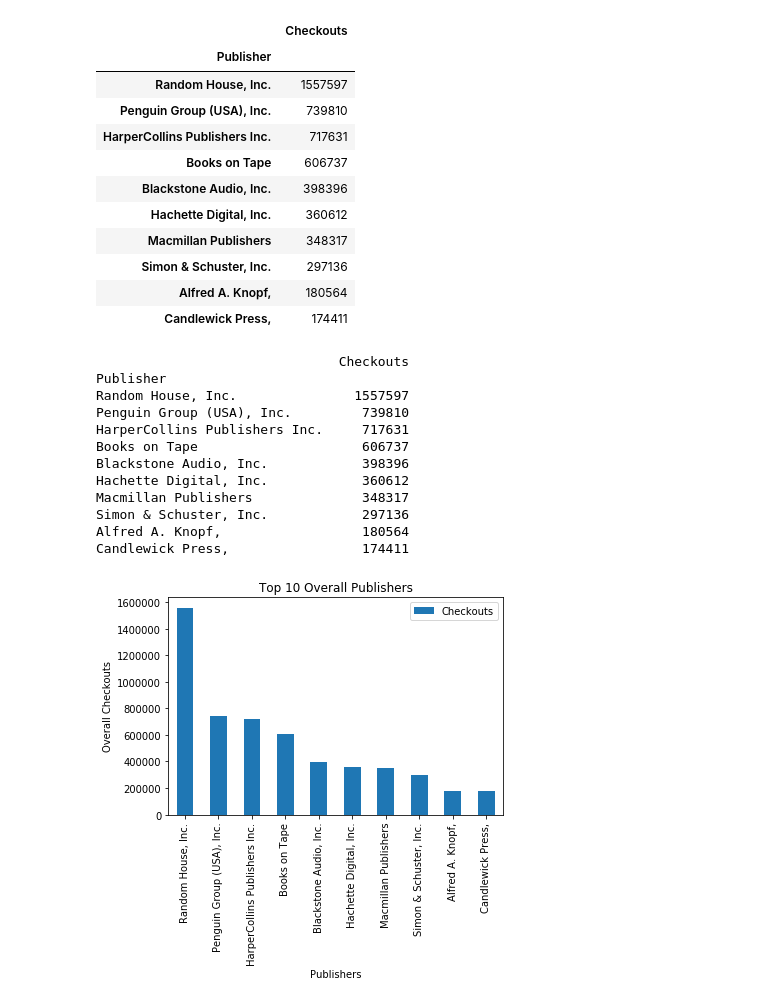
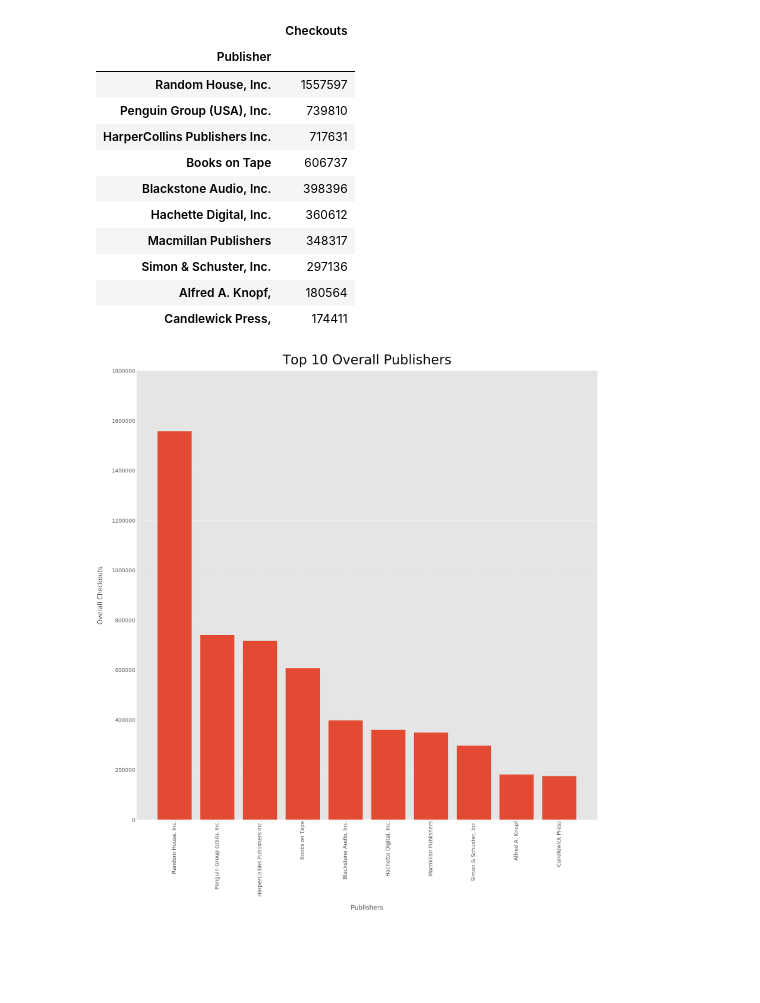
Before and after one commit to k1bu/Rutgers-Data-Science-Bootcamp-Project-1, a Jupyter notebook: TopPublishers.ipynb, the cells around one changed output. Drawn from its saved outputs; the diff is of its cells as text; code cells hidden in the pictures; blank space fills up the shorter version.

```diff
--- a/TopPublishers.ipynb
+++ b/TopPublishers.ipynb
@@ -3,9 +3,9 @@ import os
 import csv
 import pandas as pd
 import matplotlib.pyplot as plt
+import numpy as np
 
-
-file = "checkouts_5yr.csv"
+file = "C:\\Users\\hjp28\\Desktop\\Group Project 1\\checkouts_5yr.csv"
 
 publisher_df = pd.read_csv(file)
 
@@ -57,29 +57,24 @@ Top_10
 | Simon & Schuster, Inc. | 297136 |
 | Alfred A. Knopf, | 180564 |
 | Candlewick Press, | 174411 |
-# %%
-# Making a bar graph
-
-final_chart = Top_10.head(10)
-
-
-final_chart.plot(kind='bar', title='Top 10 Overall Publishers')
-
-plt.xlabel('Publishers')
-plt.ylabel('Overall Checkouts')
-
-print(final_chart)
-# %% [output]
-                               Checkouts
-Publisher
-Random House, Inc.               1557597
-Penguin Group (USA), Inc.         739810
-HarperCollins Publishers Inc.     717631
-Books on Tape                     606737
-Blackstone Audio, Inc.            398396
-Hachette Digital, Inc.            360612
-Macmillan Publishers              348317
-Simon & Schuster, Inc.            297136
-Alfred A. Knopf,                  180564
-Candlewick Press,                 174411
-[figure, removed]
+# %%
+# Making a bar graph
+
+plt.style.use('ggplot')
+plt.figure(figsize=(50,50))
+plt.rcParams.update({'font.size': 32})
+
+x = ["Random House, Inc.", "Penguin Group (USA), Inc.", "HarperCollins Publishers Inc.", "Books on Tape", "Blackstone Audio, Inc.", "Hachette Digital, Inc.", "Macmillan Publishers", "Simon & Schuster, Inc.", "Alfred A. Knopf", "Candlewick Press"]
+checkouts = Top_10.loc[:, "Checkouts"]
+
+plt.bar(np.arange(len(publishers)), checkouts)
+plt.yticks(np.arange(0,2000000,step = 200000))
+plt.xticks(np.arange(10),x, rotation=90)
+plt.xlabel('Publishers', labelpad = 50)
+plt.ylabel('Overall Checkouts', labelpad = 50)
+plt.title('Top 10 Overall Publishers', fontsize = 80, pad = 40)
+
+fig1 = plt.gcf()
+fig1.savefig('toppublishers.png')
+# %% [output]
+[figure, added]
```
Also changed, not shown: 1 other file.
